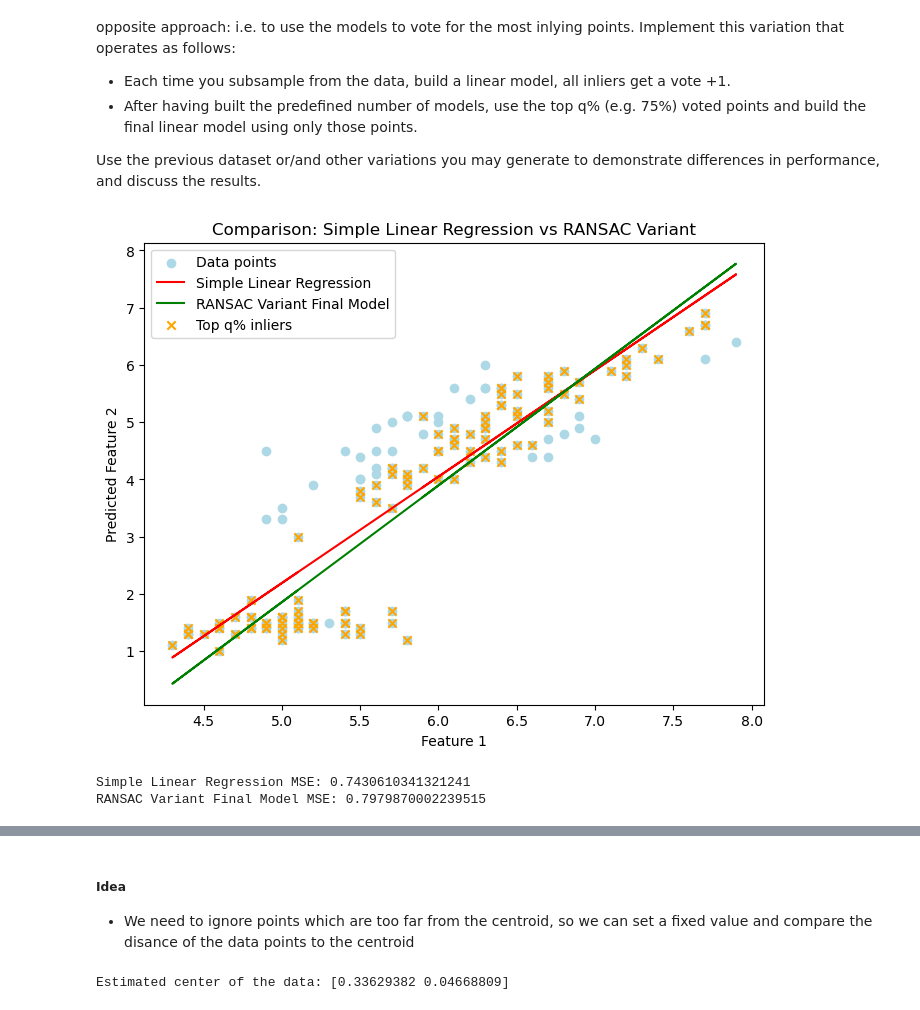
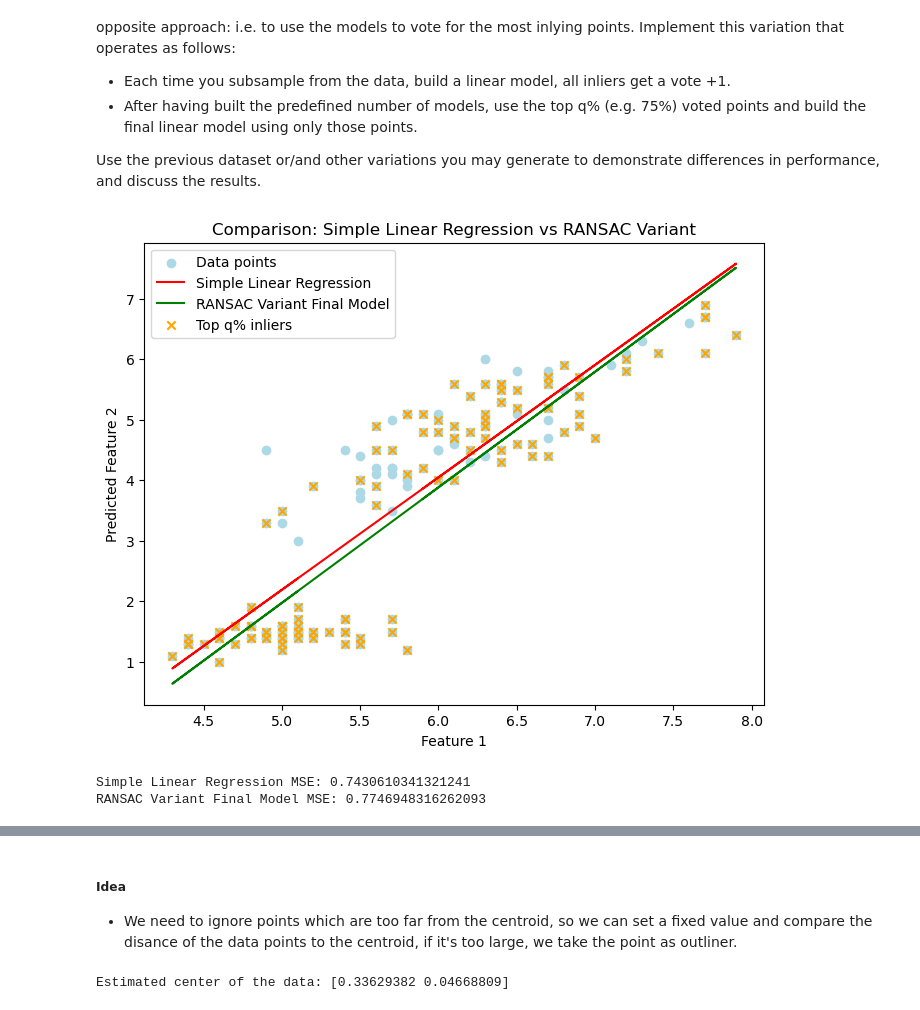
Before and after one commit to yizhi0129/333DA, a Jupyter notebook: Assignments1.ipynb, the cells around one changed output, grey strips where cells are left out. Cells and saved outputs as stored; diff of their text form; code cells hidden in the pictures.

```diff
--- a/Assignments1.ipynb
+++ b/Assignments1.ipynb
@@ -333,7 +333,7 @@ X = iris.data[:, :1]  # Use only the first feature (to simplify linear regressio
 y = iris.data[:, 2]   # Use another feature as the target variable
 
 # Custom RANSAC variant function
-def ransac_variant(X, y, n_samples, n_models, threshold, q):
+def ransac_variant(X, y, n_samples, n_models, threshold, q, d):
     n_points = len(X)
     votes = np.zeros(n_points)  # Initialize votes for each data point
 
@@ -353,58 +353,66 @@ def ransac_variant(X, y, n_samples, n_models, threshold, q):
 
         # Vote for inliers where residuals are below the threshold
         inliers = residuals < threshold
-        votes[inliers] += 1
+
+        # Skip biased models
+        if np.sum(inliers) >= d:
+            votes[inliers] += 1
+
 
     # Select the top q% points with the most votes
     top_q_percent = int(q * n_points)
     top_inliers_indices = np.argsort(votes)[-top_q_percent:]
 
-    # Refit the final model using the top-voted inliers
-    final_model = LinearRegression()
-    final_model.fit(X[top_inliers_indices], y[top_inliers_indices])
-
-    return final_model, top_inliers_indices
+    return top_inliers_indices
 
 # Parameters for the RANSAC variant
 n_samples = 30  # Number of points to sample each time
-n_models = 500  # Total number of models to fit
-threshold = 0.2  # Error threshold for identifying inliers
+n_models = 1000  # Total number of models to fit
+threshold = 0.1  # Error threshold for identifying inliers
 q = 0.75  # Use the top 75% voted points for the final model
+d = 50 # Minimum number of inliers
 
 # Fit the custom RANSAC variant model
-final_model, top_inliers_indices = ransac_variant(X, y, n_samples, n_models, threshold, q)
+top_inliers_indices = ransac_variant(X, y, n_samples, n_models, threshold, q, d)
+
+
+# Refit the final model using the top-voted inliers
+final_model = LinearRegression()
+final_model.fit(X[top_inliers_indices], y[top_inliers_indices])
 
 # Predict using the final RANSAC variant model
 y_pred_final = final_model.predict(X)
 
 # Fit a simple linear regression model for comparison
 simple_lr = LinearRegression()
 simple_lr.fit(X, y)
 y_pred_simple = simple_lr.predict(X)
 
 # Plotting the results for comparison
 plt.figure(figsize=(8, 6))
 plt.scatter(X, y, color="lightblue", label="Data points")  # Original data points
 plt.plot(X, y_pred_simple, color="red", label="Simple Linear Regression")  # Simple linear regression line
 plt.plot(X, y_pred_final, color="green", label="RANSAC Variant Final Model")  # Final model from RANSAC variant
 plt.scatter(X[top_inliers_indices], y[top_inliers_indices], color="orange", label="Top q% inliers", marker="x")  # Top inliers
 
 plt.title("Comparison: Simple Linear Regression vs RANSAC Variant")
 plt.xlabel("Feature 1")
 plt.ylabel("Predicted Feature 2")
 plt.legend()
 plt.show()
 
 # Calculate and print Mean Squared Error (MSE) for both models
 mse_simple = mean_squared_error(y, y_pred_simple)
 mse_final = mean_squared_error(y, y_pred_final)
 
 print(f"Simple Linear Regression MSE: {mse_simple}")
 print(f"RANSAC Variant Final Model MSE: {mse_final}")
+
+# possible reason: the voting metric is too naive and count equally potential noises (+1 for all "inliners")
 # %% [output]
-[figure, old version]
+[figure, new version]
 Simple Linear Regression MSE: 0.7430610341321241
-RANSAC Variant Final Model MSE: 0.7979870002239515
+RANSAC Variant Final Model MSE: 0.7746948316262093
 # %% [markdown]
 ## Exercise 1 - [30%]
 
@@ -421,7 +429,7 @@ c2) Extend this approach to the clustering of the data in a given number of $k$
 c3) Write an abstract pseudocode that expresses the generalization of RANSAC in arbitrary statistical estimation or learning problems?
 # %% [markdown]
 ##### Idea
-- We need to ignore points which are too far from the centroid, so we can set a fixed value and compare the disance of the data points to the centroid
+- We need to ignore points which are too far from the centroid, so we can set a fixed value and compare the disance of the data points to the centroid, if it's too large, we take the point as outliner.
 # %%
 import matplotlib.pyplot as plt
 import numpy as np
```
Also changed, not shown: parts of 2 cells of this notebook, 19 other files.
